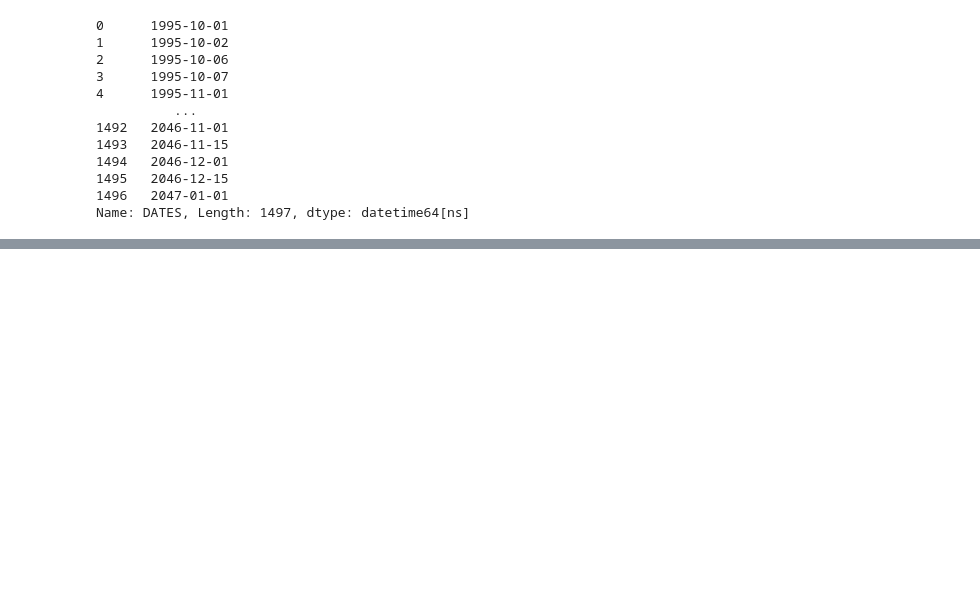
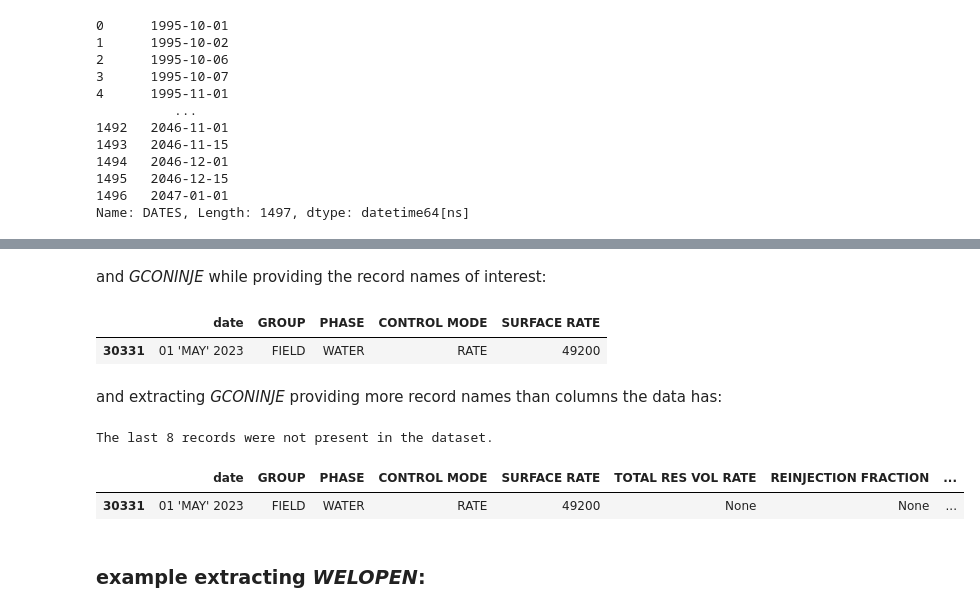
Before and after one commit to martincarlosaraya/schedule_reader, a Jupyter notebook: src/schedule_reader_demo.ipynb, the cells around one changed output, grey strips where cells are left out. Drawn from its saved outputs; the diff is of its cells as text; code cells hidden in the pictures; blank space fills up the shorter version.

```diff
--- a/src/schedule_reader_demo.ipynb
+++ b/src/schedule_reader_demo.ipynb
@@ -172,4 +181,26 @@ keyword2df(path, 'GCONINJE')
 | 30331 | 01 'MAY' 2023 | FIELD | WATER | RATE | 49200 |
+# %% [markdown]
+and _GCONINJE_ while providing the record names of interest:
+# %%
+keyword2df(path, 'GCONINJE', record_names=['GROUP', 'PHASE', 'CONTROL MODE', 'SURFACE RATE'])
+# %% [output]
+|  | date | GROUP | PHASE | CONTROL MODE | SURFACE RATE |
+| 30331 | 01 'MAY' 2023 | FIELD | WATER | RATE | 49200 |
+# %% [markdown]
+and extracting _GCONINJE_ providing more record names than columns the data has:
+# %%
+keyword2df(path, 'GCONINJE', record_names=['GROUP', 'PHASE', 'CONTROL MODE', 'SURFACE RATE',
+                                           'TOTAL RES VOL RATE', 'REINJECTION FRACTION', 'VOIDAGE REPLACEMENT',
+                                           'RESPOND TO HIGHER LEVEL',
+                                           'INJECTION GUIDE RATE',
+                                           'REINJETION GROUP', 'VOIDAGE GROUP',
+                                           'WET GAS RATE'])
+# %% [output]
+The last 8 records were not present in the dataset.
+|  | date | GROUP | PHASE | CONTROL MODE | SURFACE RATE | TOTAL RES VOL RATE | REINJECTION FRACTION | ... |
+| 30331 | 01 'MAY' 2023 | FIELD | WATER | RATE | 49200 | None | None | ... |
+# %% [markdown]
+### example extracting _WELOPEN_:
 # %%
 keyword2df(path, 'WELOPEN')
 # %% [output]
```
Also changed, not shown: parts of 18 cells of this notebook.
